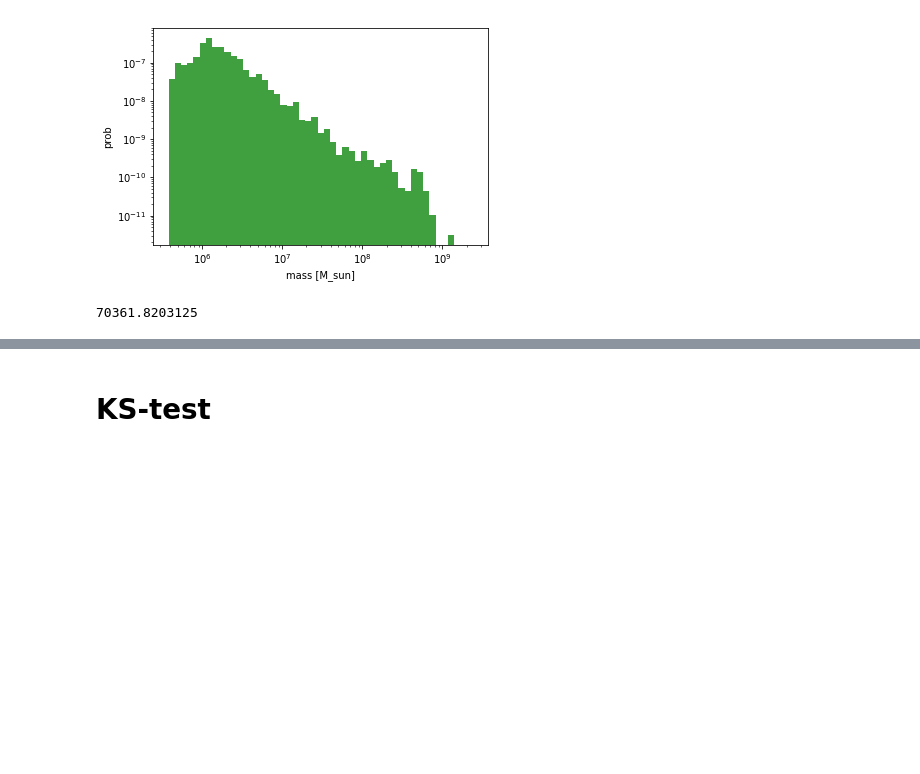
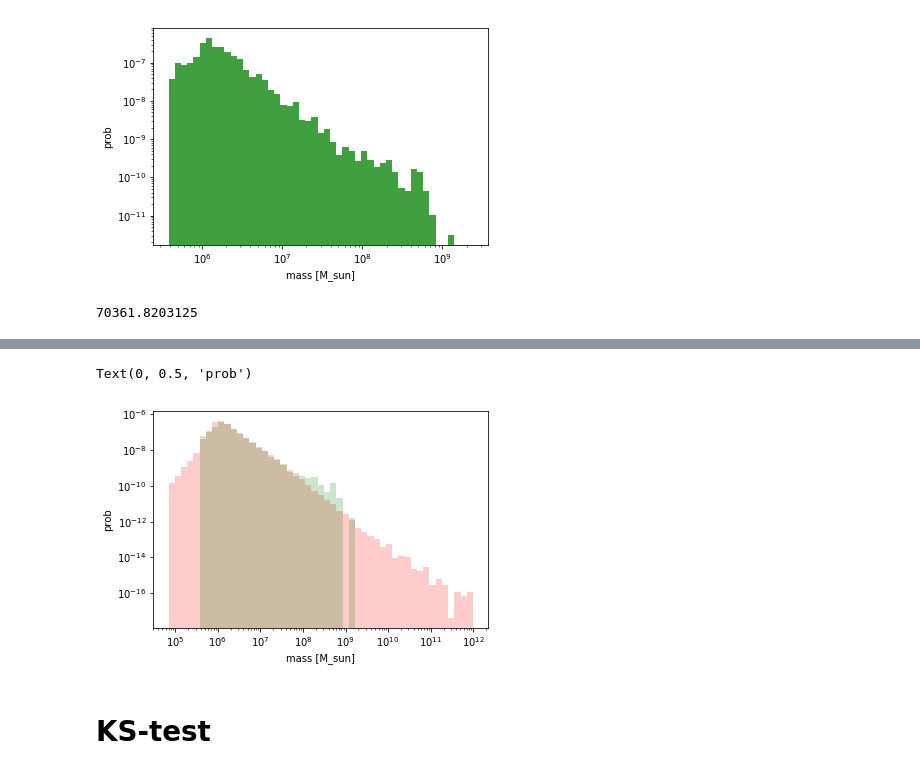
Before and after one commit to nonsk131/darkpy, a Jupyter notebook: stream1.ipynb, the cells around one changed output, grey strips where cells are left out. Drawn from its saved outputs; the diff is of its cells as text; code cells hidden in the pictures; blank space fills up the shorter version.

```diff
--- a/stream1.ipynb
+++ b/stream1.ipynb
@@ -516,3 +517,12 @@ plt.savefig('dist_all_samerange.png', dpi=300)
+# %%
+n, bins, patches = plt.hist(all_masses, c , facecolor='r', alpha=0.2, log=True, density=True)
+n, bins, patches = plt.hist(masses[:,2], c , facecolor='g', alpha=0.2, log=True, density=True)
+plt.gca().set_xscale("log")
+plt.xlabel('mass [M_sun]')
+plt.ylabel('prob')
+# %% [output]
+Text(0, 0.5, 'prob')
+[figure, added]
 # %% [markdown]
 # KS-test
 # %%
```
Also changed, not shown: parts of 14 cells of this notebook, 1 other file.
